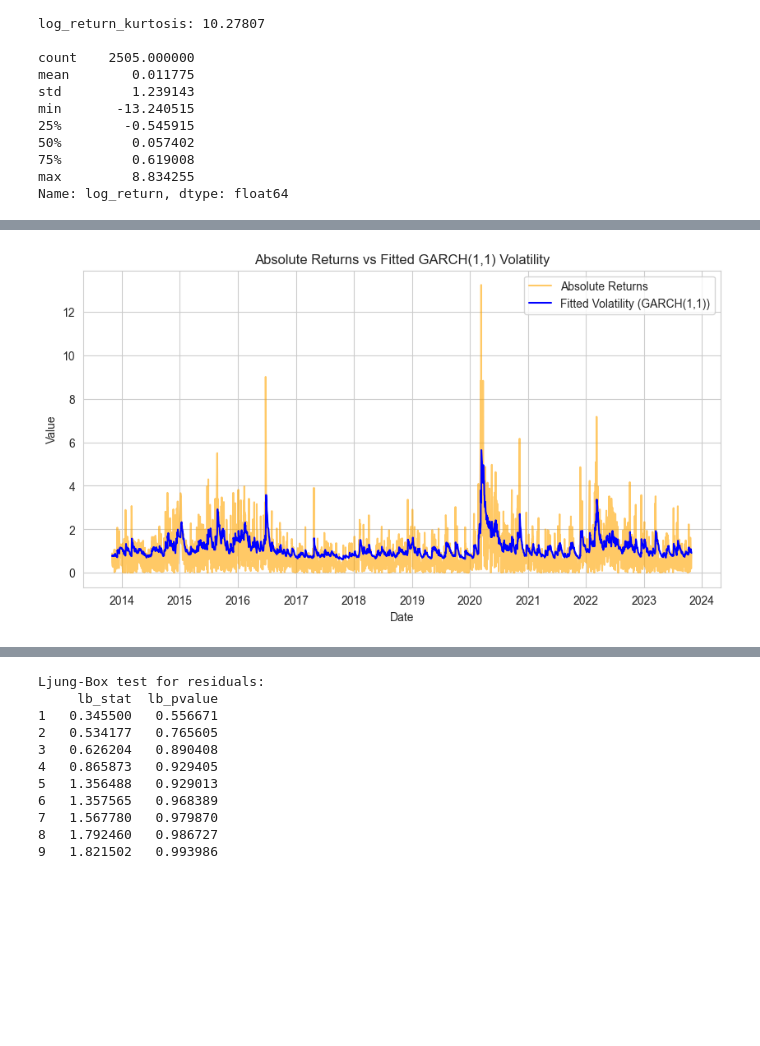
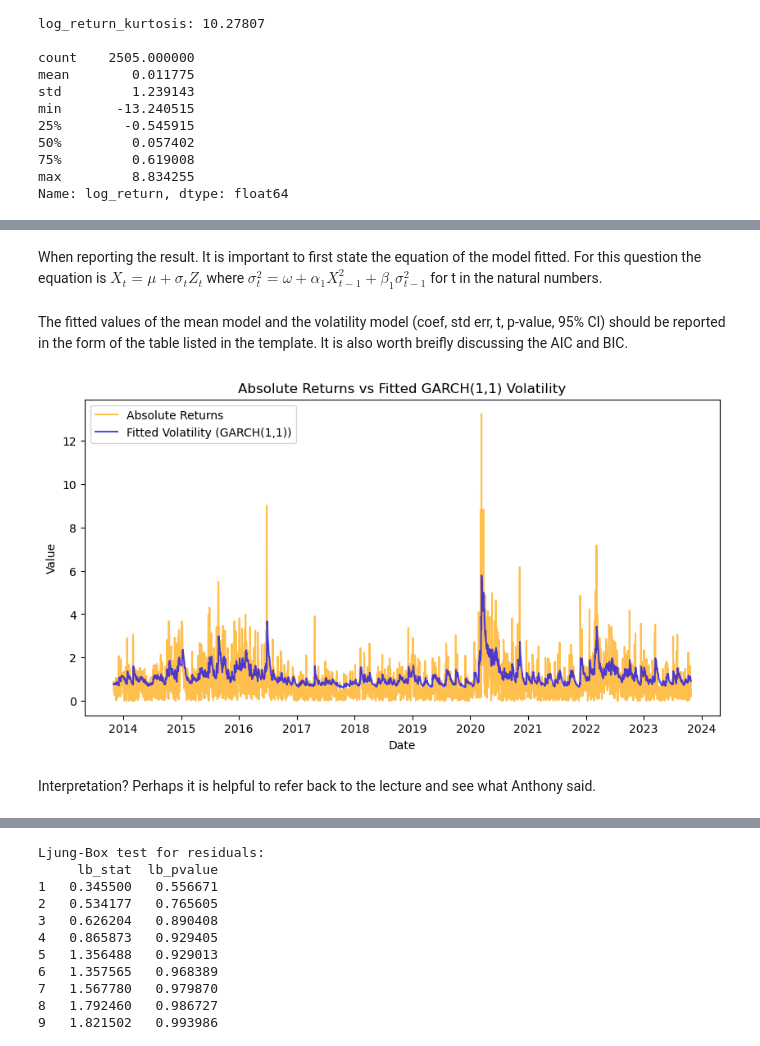
Before and after one commit to yibo-wang-25/QRM_Coursework_1, a Jupyter notebook: Part_A/code.ipynb, the cells around one changed output, grey strips where cells are left out. Drawn from its saved outputs; the diff is of its cells as text; code cells hidden in the pictures; blank space fills up the shorter version.

```diff
--- a/Part_A/code.ipynb
+++ b/Part_A/code.ipynb
@@ -11,5 +11,5 @@ from tensorflow.python.kernel_tests.random.util import anderson_darling
 # %%
-df = pd.read_csv('data/QRM-2025-cw1-data-a.csv')
+df = pd.read_csv('../data/QRM-2025-cw1-data-a.csv')
 df_nodelay = df['Adj Close']
 df_delay = df['Adj Close'].shift(1)
 df['log_return'] = (np.log(df_nodelay) - np.log(df_delay)) * 100
@@ -87,9 +143,9 @@ plt.show()
 # %%
 # Part (iii): Fit a GARCH(1,1) model
 
-model = arch_model(df['log_return'].dropna(), mean='zero', p=1, q=1, dist='normal')
+model = arch_model(df['log_return'].dropna(), mean='constant', p=1, q=1, dist='normal')
 # "mean=zero" refers to no ARMA component
 # "dist=normal" refers to N(0,1) distribution of the white noise process Z
-res = model.fit(update_freq = 9)
+res = model.fit(update_freq = 3)
 res.summary()
 # %% [output]
@@ -117,18 +178,24 @@ Covariance estimator: robust
+# %% [markdown]
+When reporting the result. It is important to first state the equation of the model fitted. For this question the equation is $X_{t} = \mu + \sigma_{t}Z_{t}$ where $\sigma_{t}^2 = \omega + \alpha_1X_{t-1}^2 + \beta_1\sigma_{t-1}^2$ for t in the natural numbers.
+# %% [markdown]
+The fitted values of the mean model and the volatility model (coef, std err, t, p-value, 95% CI) should be reported in the form of the table listed in the template. It is also worth breifly discussing the AIC and BIC.
 # %%
 df['Date'] = pd.to_datetime(df['Date'], dayfirst=True)
 df2 = df.dropna(subset=['log_return']).copy()
 abs_ret = df2['log_return'].abs()
 vol = pd.Series(res.conditional_volatility, index=df2.index)
 dates = df2['Date']
 
 fig, ax = plt.subplots(figsize=(10,5))
-ax.plot(dates, abs_ret, label='Absolute Returns', alpha=0.6, color = 'orange')
-ax.plot(dates, vol, label='Fitted Volatility (GARCH(1,1))', linewidth=1.5, color = 'blue')
+ax.plot(dates, abs_ret, label='Absolute Returns', alpha=0.7, color = 'orange')
+ax.plot(dates, vol, label='Fitted Volatility (GARCH(1,1))', linewidth=1.5, alpha=0.7, color = 'blue')
 
 ax.set_title('Absolute Returns vs Fitted GARCH(1,1) Volatility')
 ax.set_xlabel('Date')
 ax.set_ylabel('Value')
-ax.legend()
+ax.legend(loc = "upper left")
 plt.show()
 # %% [output]
-[figure, old version]
+[figure, new version]
+# %% [markdown]
+Interpretation? Perhaps it is helpful to refer back to the lecture and see what Anthony said.
```
Also changed, not shown: parts of 27 cells of this notebook, 1 other file.
